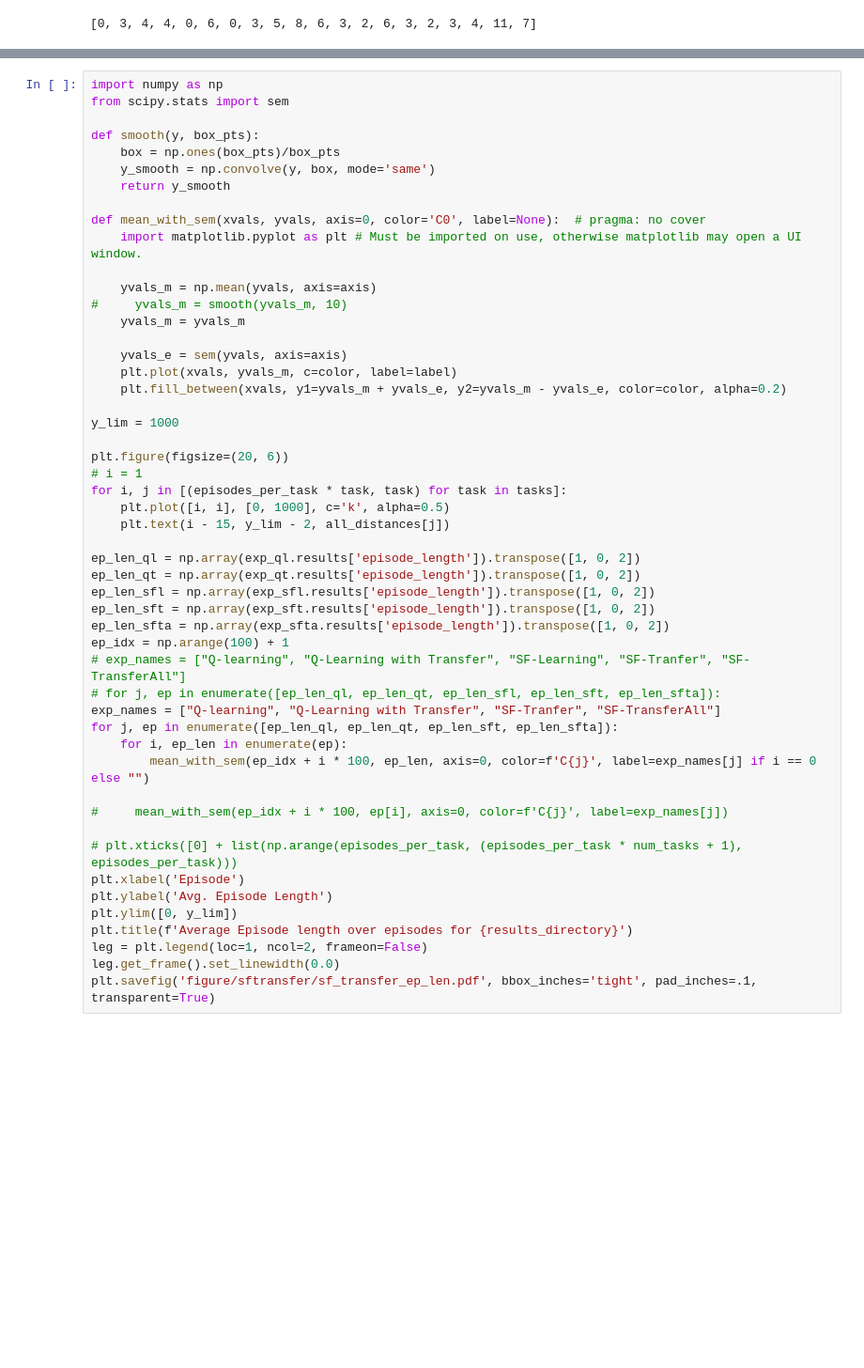
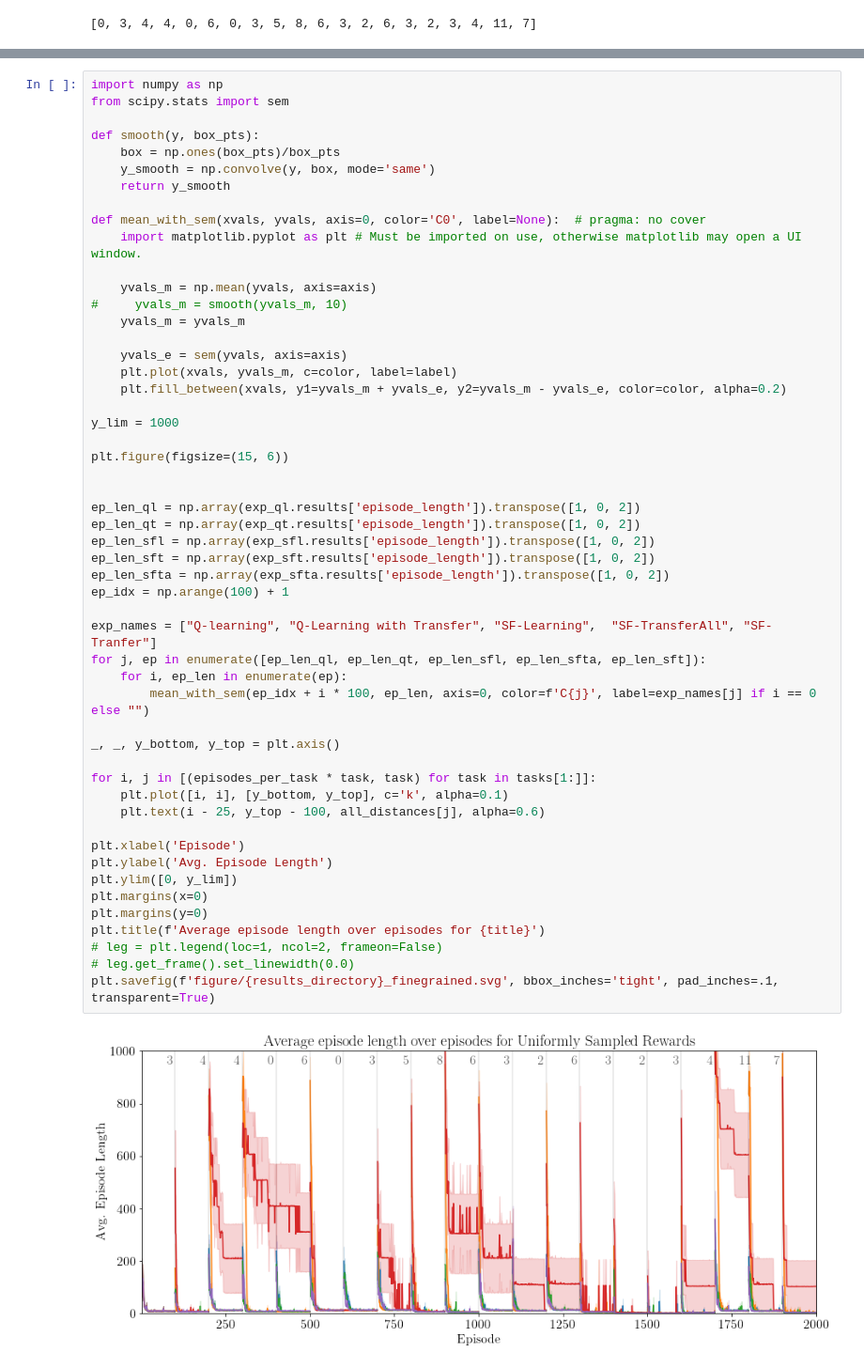
Before and after one commit to samuelfneumann/rewardpredictive, a Jupyter notebook: visualization.ipynb, the cells around one changed output, grey strips where cells are left out. Shown: that part at 94% size. Cells and saved outputs as stored; diff of their text form; blank space fills up the shorter version.

```diff
--- a/visualization.ipynb
+++ b/visualization.ipynb
@@ -122,48 +146,51 @@ def smooth(y, box_pts):
     y_smooth = np.convolve(y, box, mode='same')
     return y_smooth
 
 def mean_with_sem(xvals, yvals, axis=0, color='C0', label=None):  # pragma: no cover
     import matplotlib.pyplot as plt # Must be imported on use, otherwise matplotlib may open a UI window.
 
     yvals_m = np.mean(yvals, axis=axis)
 #     yvals_m = smooth(yvals_m, 10)
     yvals_m = yvals_m
 
     yvals_e = sem(yvals, axis=axis)
     plt.plot(xvals, yvals_m, c=color, label=label)
     plt.fill_between(xvals, y1=yvals_m + yvals_e, y2=yvals_m - yvals_e, color=color, alpha=0.2)
 
 y_lim = 1000
 
-plt.figure(figsize=(20, 6))
-# i = 1
-for i, j in [(episodes_per_task * task, task) for task in tasks]:
-    plt.plot([i, i], [0, 1000], c='k', alpha=0.5)
-    plt.text(i - 15, y_lim - 2, all_distances[j])
+plt.figure(figsize=(15, 6))
+
 
 ep_len_ql = np.array(exp_ql.results['episode_length']).transpose([1, 0, 2])
 ep_len_qt = np.array(exp_qt.results['episode_length']).transpose([1, 0, 2])
 ep_len_sfl = np.array(exp_sfl.results['episode_length']).transpose([1, 0, 2])
 ep_len_sft = np.array(exp_sft.results['episode_length']).transpose([1, 0, 2])
 ep_len_sfta = np.array(exp_sfta.results['episode_length']).transpose([1, 0, 2])
 ep_idx = np.arange(100) + 1
-# exp_names = ["Q-learning", "Q-Learning with Transfer", "SF-Learning", "SF-Tranfer", "SF-TransferAll"]
-# for j, ep in enumerate([ep_len_ql, ep_len_qt, ep_len_sfl, ep_len_sft, ep_len_sfta]):
-exp_names = ["Q-learning", "Q-Learning with Transfer", "SF-Tranfer", "SF-TransferAll"]
-for j, ep in enumerate([ep_len_ql, ep_len_qt, ep_len_sft, ep_len_sfta]):
+
+exp_names = ["Q-learning", "Q-Learning with Transfer", "SF-Learning",  "SF-TransferAll", "SF-Tranfer"]
+for j, ep in enumerate([ep_len_ql, ep_len_qt, ep_len_sfl, ep_len_sfta, ep_len_sft]):
     for i, ep_len in enumerate(ep):
         mean_with_sem(ep_idx + i * 100, ep_len, axis=0, color=f'C{j}', label=exp_names[j] if i == 0 else "")
 
-#     mean_with_sem(ep_idx + i * 100, ep[i], axis=0, color=f'C{j}', label=exp_names[j])
+_, _, y_bottom, y_top = plt.axis()
 
-# plt.xticks([0] + list(np.arange(episodes_per_task, (episodes_per_task * num_tasks + 1), episodes_per_task)))
+for i, j in [(episodes_per_task * task, task) for task in tasks[1:]]:
+    plt.plot([i, i], [y_bottom, y_top], c='k', alpha=0.1)
+    plt.text(i - 25, y_top - 100, all_distances[j], alpha=0.6)
+
 plt.xlabel('Episode')
 plt.ylabel('Avg. Episode Length')
 plt.ylim([0, y_lim])
-plt.title(f'Average Episode length over episodes for {results_directory}')
-leg = plt.legend(loc=1, ncol=2, frameon=False)
-leg.get_frame().set_linewidth(0.0)
-plt.savefig('figure/sftransfer/sf_transfer_ep_len.pdf', bbox_inches='tight', pad_inches=.1, transparent=True)
+plt.margins(x=0)
+plt.margins(y=0)
+plt.title(f'Average episode length over episodes for {title}')
+# leg = plt.legend(loc=1, ncol=2, frameon=False)
+# leg.get_frame().set_linewidth(0.0)
+plt.savefig(f'figure/{results_directory}_finegrained.svg', bbox_inches='tight', pad_inches=.1, transparent=True)
+# %% [output]
+[figure, added]
 # %%
 {
     "Q-Learning": ep_len_qlearning.mean(),
```
Also changed, not shown: parts of 7 cells of this notebook, 44 other files.
